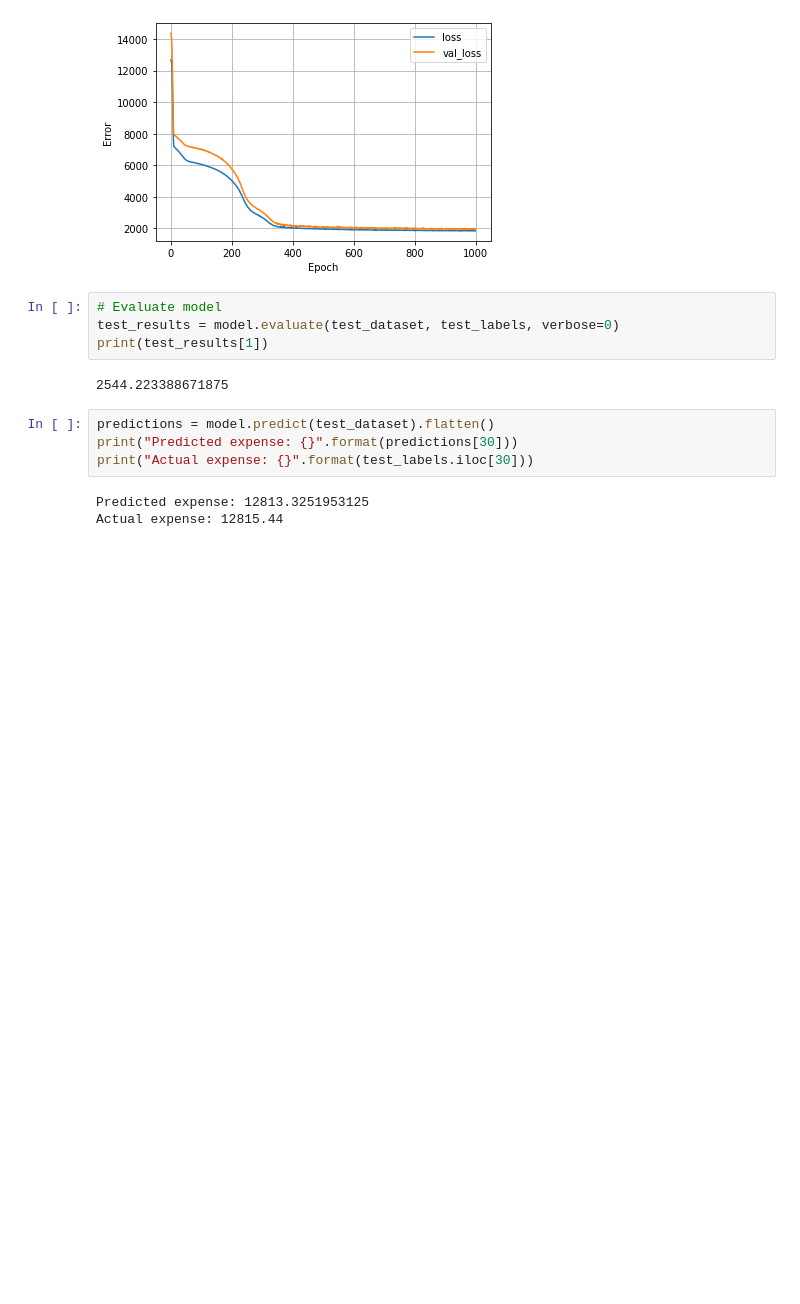
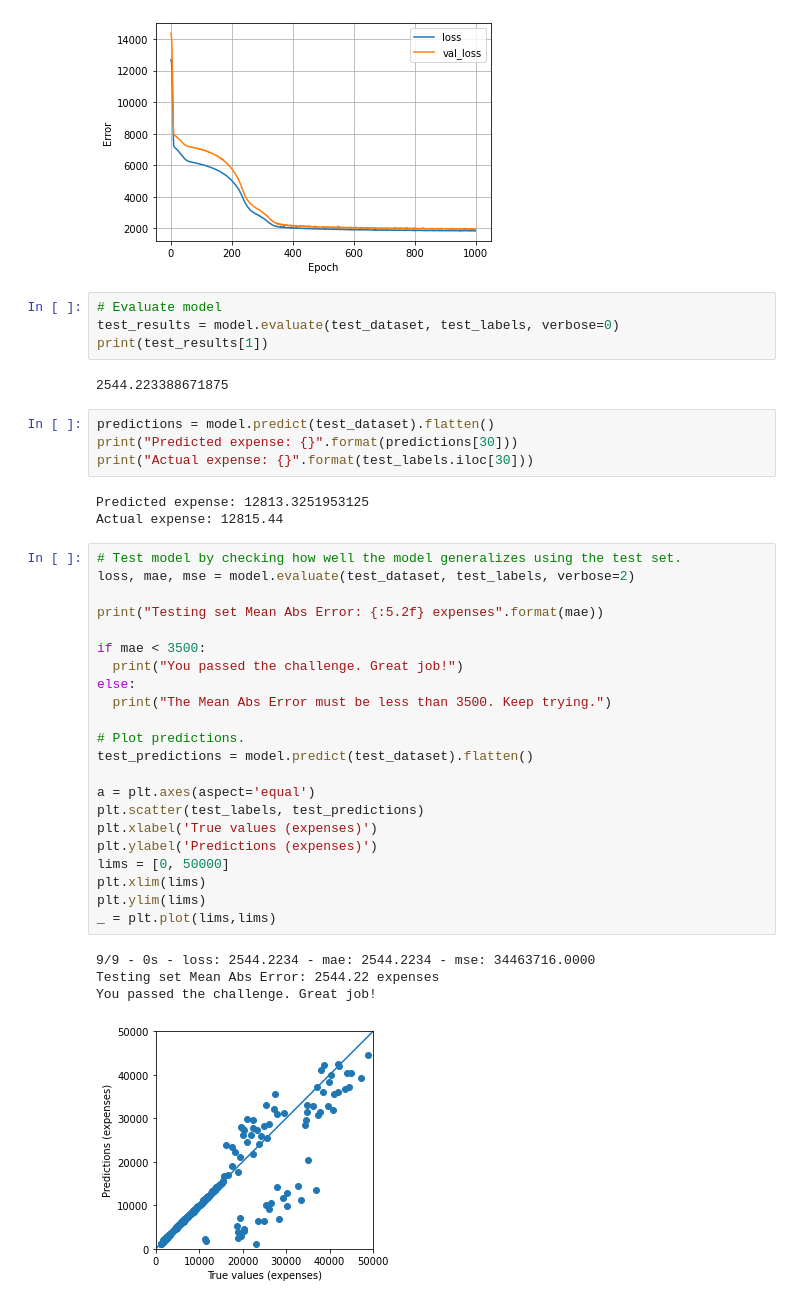
Before and after one commit to antonatem/predict-health-costs-with-regression, a Jupyter notebook: predict_health_costs_with_regression.ipynb, the cells around one changed output. Saved outputs shown, nothing was run; the diff lists cells and outputs as text; blank space fills up the shorter version.

Commit message:
Test how well the model generalizes using test set

```diff
--- a/predict_health_costs_with_regression.ipynb
+++ b/predict_health_costs_with_regression.ipynb
@@ -122,3 +122,30 @@ print("Actual expense: {}".format(test_labels.iloc[30]))
 # %% [output]
 Predicted expense: 12813.3251953125
 Actual expense: 12815.44
+# %%
+# Test model by checking how well the model generalizes using the test set.
+loss, mae, mse = model.evaluate(test_dataset, test_labels, verbose=2)
+
+print("Testing set Mean Abs Error: {:5.2f} expenses".format(mae))
+
+if mae < 3500:
+  print("You passed the challenge. Great job!")
+else:
+  print("The Mean Abs Error must be less than 3500. Keep trying.")
+
+# Plot predictions.
+test_predictions = model.predict(test_dataset).flatten()
+
+a = plt.axes(aspect='equal')
+plt.scatter(test_labels, test_predictions)
+plt.xlabel('True values (expenses)')
+plt.ylabel('Predictions (expenses)')
+lims = [0, 50000]
+plt.xlim(lims)
+plt.ylim(lims)
+_ = plt.plot(lims,lims)
+# %% [output]
+9/9 - 0s - loss: 2544.2234 - mae: 2544.2234 - mse: 34463716.0000
+Testing set Mean Abs Error: 2544.22 expenses
+You passed the challenge. Great job!
+[figure, added]
```
